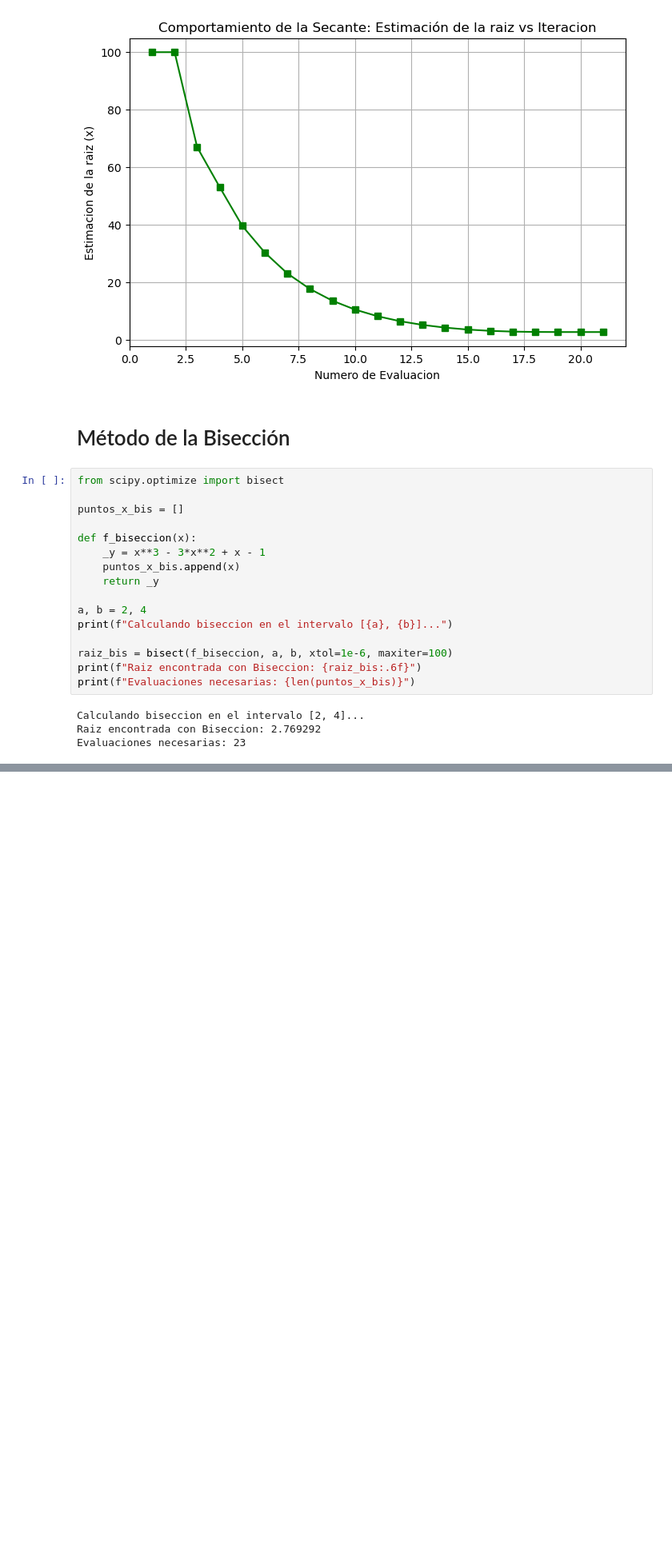
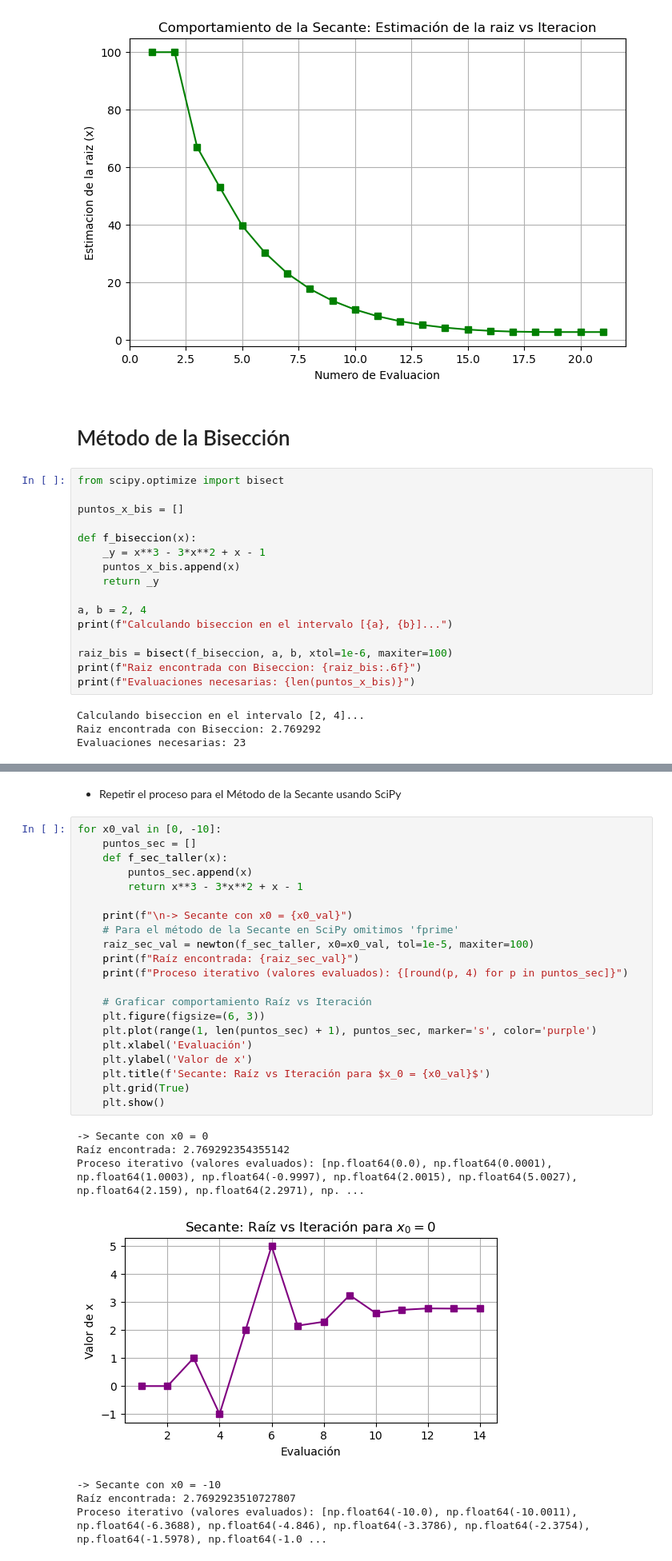
Before and after one commit to Mateosky1/Taller02-MN, a Jupyter notebook: Taller2.ipynb, the cells around one changed output, grey strips where cells are left out. Shown at 80% size. Cells and saved outputs as stored; diff of their text form; blank space fills up the shorter version.

Commit message:
Actualizacion Taller2

```diff
--- a/Taller2.ipynb
+++ b/Taller2.ipynb
@@ -302,0 +373,31 @@ Evaluaciones necesarias: 23
+# %% [markdown]
+* Repetir el proceso para el Método de la Secante usando SciPy
+# %%
+for x0_val in [0, -10]:
+    puntos_sec = []
+    def f_sec_taller(x):
+        puntos_sec.append(x)
+        return x**3 - 3*x**2 + x - 1
+
+    print(f"\n-> Secante con x0 = {x0_val}")
+    # Para el método de la Secante en SciPy omitimos 'fprime'
+    raiz_sec_val = newton(f_sec_taller, x0=x0_val, tol=1e-5, maxiter=100)
+    print(f"Raíz encontrada: {raiz_sec_val}")
+    print(f"Proceso iterativo (valores evaluados): {[round(p, 4) for p in puntos_sec]}")
+
+    # Graficar comportamiento Raíz vs Iteración
+    plt.figure(figsize=(6, 3))
+    plt.plot(range(1, len(puntos_sec) + 1), puntos_sec, marker='s', color='purple')
+    plt.xlabel('Evaluación')
+    plt.ylabel('Valor de x')
+    plt.title(f'Secante: Raíz vs Iteración para $x_0 = {x0_val}$')
+    plt.grid(True)
+    plt.show()
+# %% [output]
+-> Secante con x0 = 0
+Raíz encontrada: 2.769292354355142
+Proceso iterativo (valores evaluados): [np.float64(0.0), np.float64(0.0001), np.float64(1.0003), np.float64(-0.9997), np.float64(2.0015), np.float64(5.0027), np.float64(2.159), np.float64(2.2971), np. ...
+[figure, added]
+-> Secante con x0 = -10
+Raíz encontrada: 2.7692923510727807
+Proceso iterativo (valores evaluados): [np.float64(-10.0), np.float64(-10.0011), np.float64(-6.3688), np.float64(-4.846), np.float64(-3.3786), np.float64(-2.3754), np.float64(-1.5978), np.float64(-1.0 ...
```
Also changed, not shown: parts of 7 cells of this notebook.
